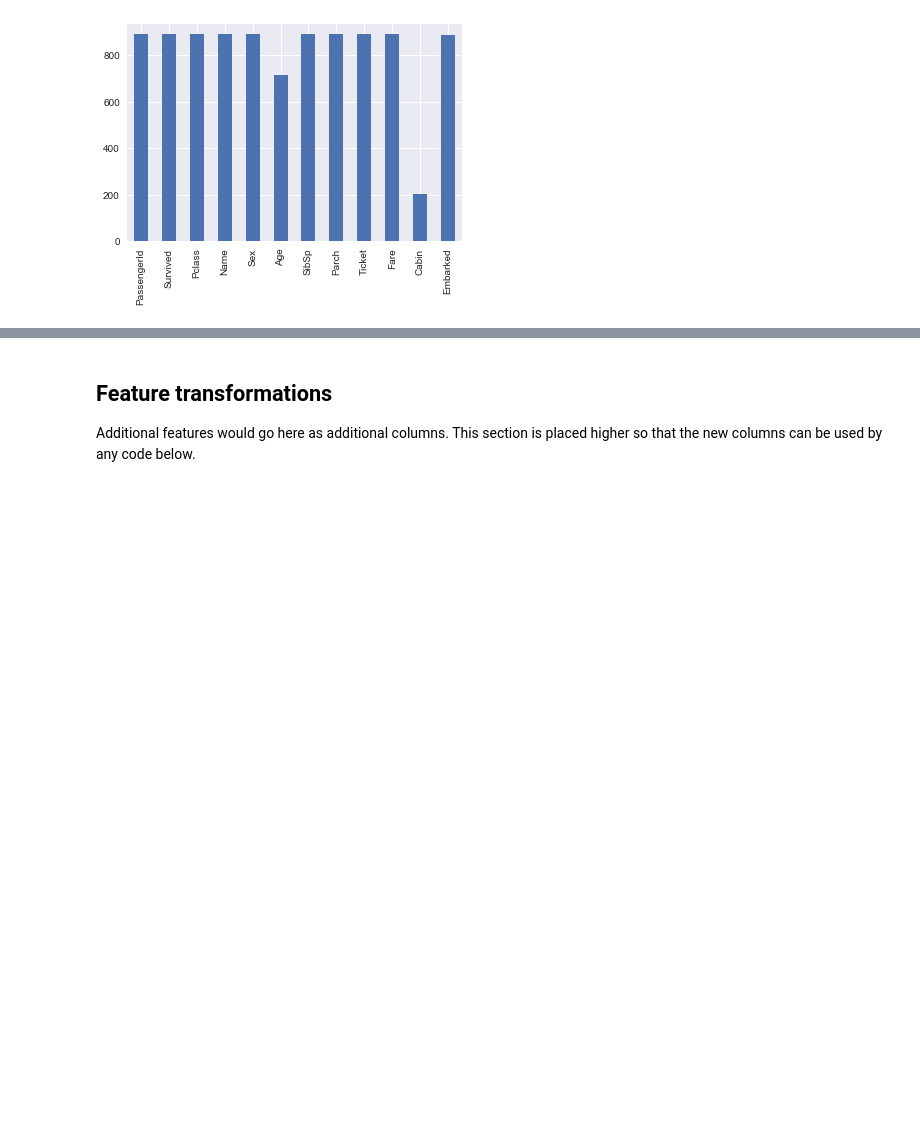
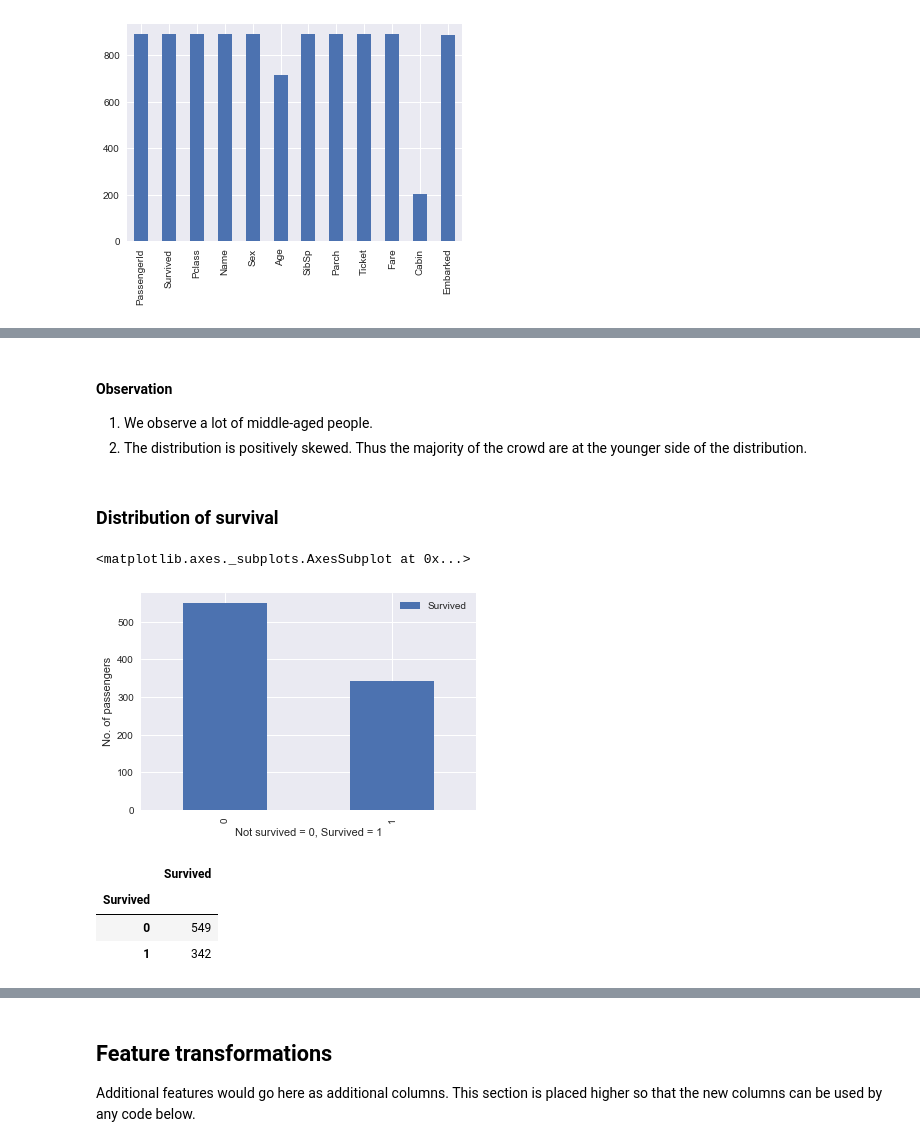
Before and after one commit to XCMer/DAND-Investigate-Dataset, a Jupyter notebook: Analysis.ipynb, the cells around one changed output, grey strips where cells are left out. Cells and saved outputs as stored; diff of their text form; code cells hidden in the pictures; blank space fills up the shorter version.

```diff
--- a/Analysis.ipynb
+++ b/Analysis.ipynb
@@ -49,0 +89,23 @@ Age and Cabin seem to have missing values. We cannot completely rely on them for
+# %% [markdown]
+#### Observation
+
+1. We observe a lot of middle-aged people.
+1. The distribution is positively skewed. Thus the majority of the crowd are at the younger side of the distribution.
+# %% [markdown]
+### Distribution of survival
+# %%
+plot = titanic.groupby('Survived').agg({'Survived': 'count'}).plot(kind='bar')
+plot.set_xlabel('Not survived = 0, Survived = 1')
+plot.set_ylabel('No. of passengers')
+
+plot
+# %% [output]
+<matplotlib.axes._subplots.AxesSubplot at 0x...>
+[figure, added]
+# %%
+titanic.groupby('Survived').agg({'Survived': 'count'})
+# %% [output]
+|  | Survived |
+| Survived |  |
+| 0 | 549 |
+| 1 | 342 |
```
Also changed, not shown: parts of 30 cells of this notebook.
